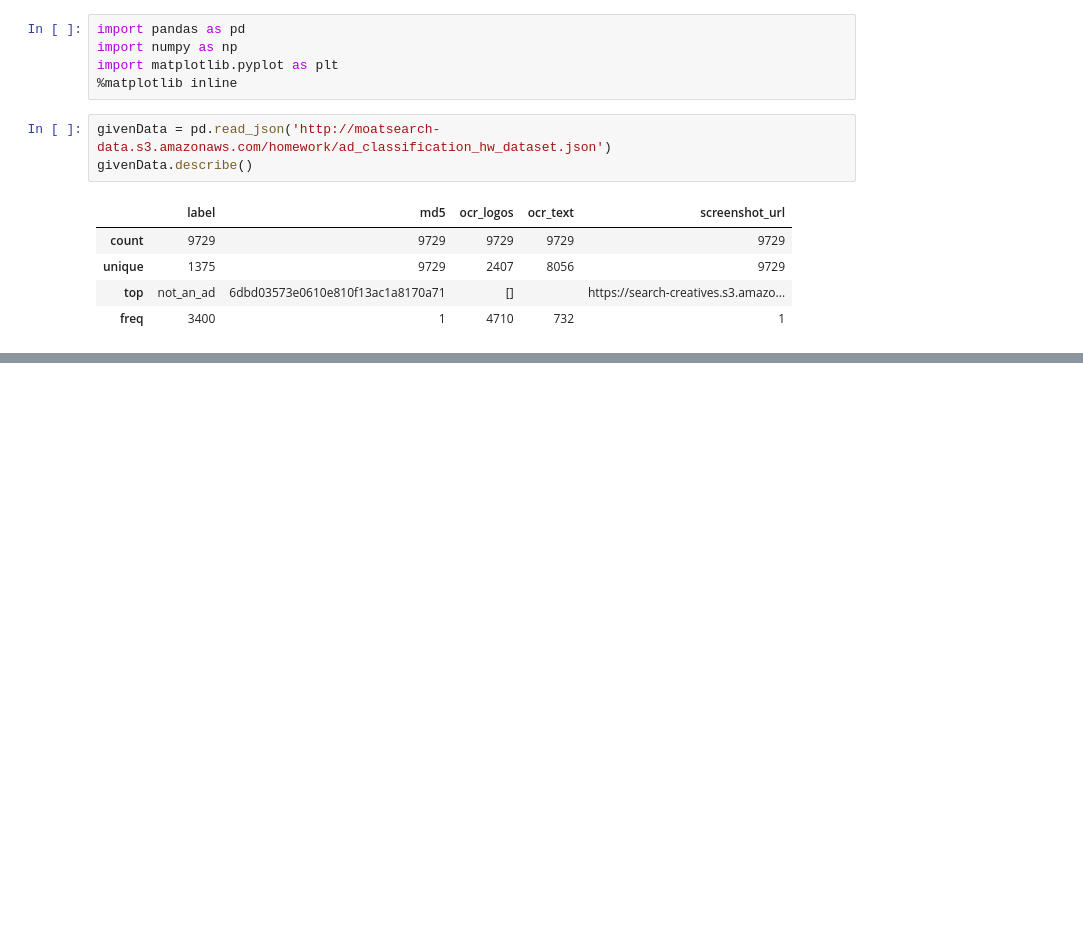
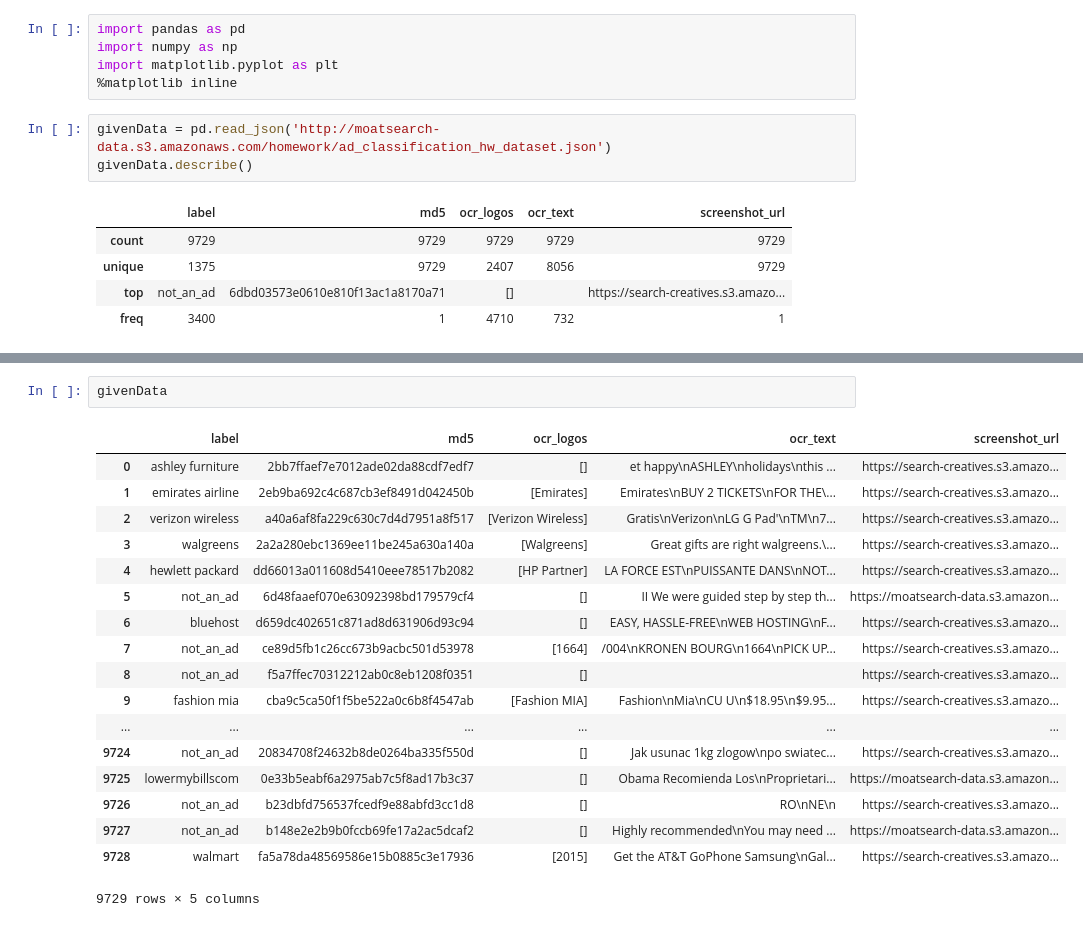
Before and after one commit to siddhartha-chandra/AdPredictor, a Jupyter notebook: sample/Notebook/Ad_Predictor.ipynb, the cells around one changed output, grey strips where cells are left out. Cells and saved outputs as stored; diff of their text form; blank space fills up the shorter version.

```diff
--- a/sample/Notebook/Ad_Predictor.ipynb
+++ b/sample/Notebook/Ad_Predictor.ipynb
@@ -360,0 +35,21 @@ Using matplotlib backend: nbAgg
+# %%
+givenData
+# %% [output]
+|  | label | md5 | ocr_logos | ocr_text | screenshot_url |
+| 0 | ashley furniture | 2bb7ffaef7e7012ade02da88cdf7edf7 | [] | et happy\nASHLEY\nholidays\nthis ... | https://search-creatives.s3.amazo... |
+| 1 | emirates airline | 2eb9ba692c4c687cb3ef8491d042450b | [Emirates] | Emirates\nBUY 2 TICKETS\nFOR THE\... | https://search-creatives.s3.amazo... |
+| 2 | verizon wireless | a40a6af8fa229c630c7d4d7951a8f517 | [Verizon Wireless] | Gratis\nVerizon\nLG G Pad'\nTM\n7... | https://search-creatives.s3.amazo... |
+| 3 | walgreens | 2a2a280ebc1369ee11be245a630a140a | [Walgreens] | Great gifts are right walgreens.\... | https://search-creatives.s3.amazo... |
+| 4 | hewlett packard | dd66013a011608d5410eee78517b2082 | [HP Partner] | LA FORCE EST\nPUISSANTE DANS\nNOT... | https://search-creatives.s3.amazo... |
+| 5 | not_an_ad | 6d48faaef070e63092398bd179579cf4 | [] | II We were guided step by step th... | https://moatsearch-data.s3.amazon... |
+| 6 | bluehost | d659dc402651c871ad8d631906d93c94 | [] | EASY, HASSLE-FREE\nWEB HOSTING\nF... | https://search-creatives.s3.amazo... |
+| 7 | not_an_ad | ce89d5fb1c26cc673b9acbc501d53978 | [1664] | /004\nKRONEN BOURG\n1664\nPICK UP... | https://search-creatives.s3.amazo... |
+| 8 | not_an_ad | f5a7ffec70312212ab0c8eb1208f0351 | [] |  | https://search-creatives.s3.amazo... |
+| 9 | fashion mia | cba9c5ca50f1f5be522a0c6b8f4547ab | [Fashion MIA] | Fashion\nMia\nCU U\n$18.95\n$9.95... | https://search-creatives.s3.amazo... |
+| ... | ... | ... | ... | ... | ... |
+| 9724 | not_an_ad | 20834708f24632b8de0264ba335f550d | [] | Jak usunac 1kg zlogow\npo swiatec... | https://search-creatives.s3.amazo... |
+| 9725 | lowermybillscom | 0e33b5eabf6a2975ab7c5f8ad17b3c37 | [] | Obama Recomienda Los\nProprietari... | https://moatsearch-data.s3.amazon... |
+| 9726 | not_an_ad | b23dbfd756537fcedf9e88abfd3cc1d8 | [] | RO\nNE\n | https://search-creatives.s3.amazo... |
+| 9727 | not_an_ad | b148e2e2b9b0fccb69fe17a2ac5dcaf2 | [] | Highly recommended\nYou may need ... | https://moatsearch-data.s3.amazon... |
+| 9728 | walmart | fa5a78da48569586e15b0885c3e17936 | [2015] | Get the AT&T GoPhone Samsung\nGal... | https://search-creatives.s3.amazo... |
+9729 rows × 5 columns
```
Also changed, not shown: parts of 31 cells of this notebook, 1 other file.
